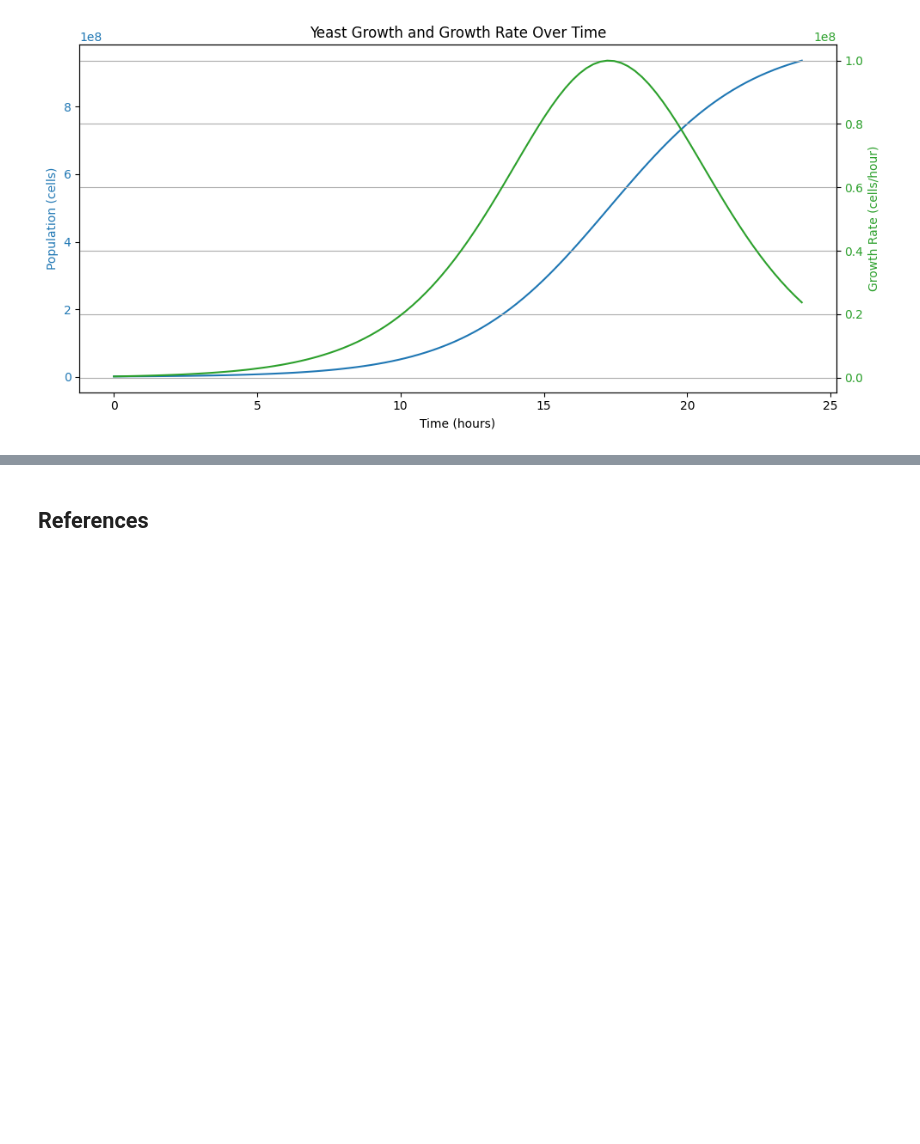
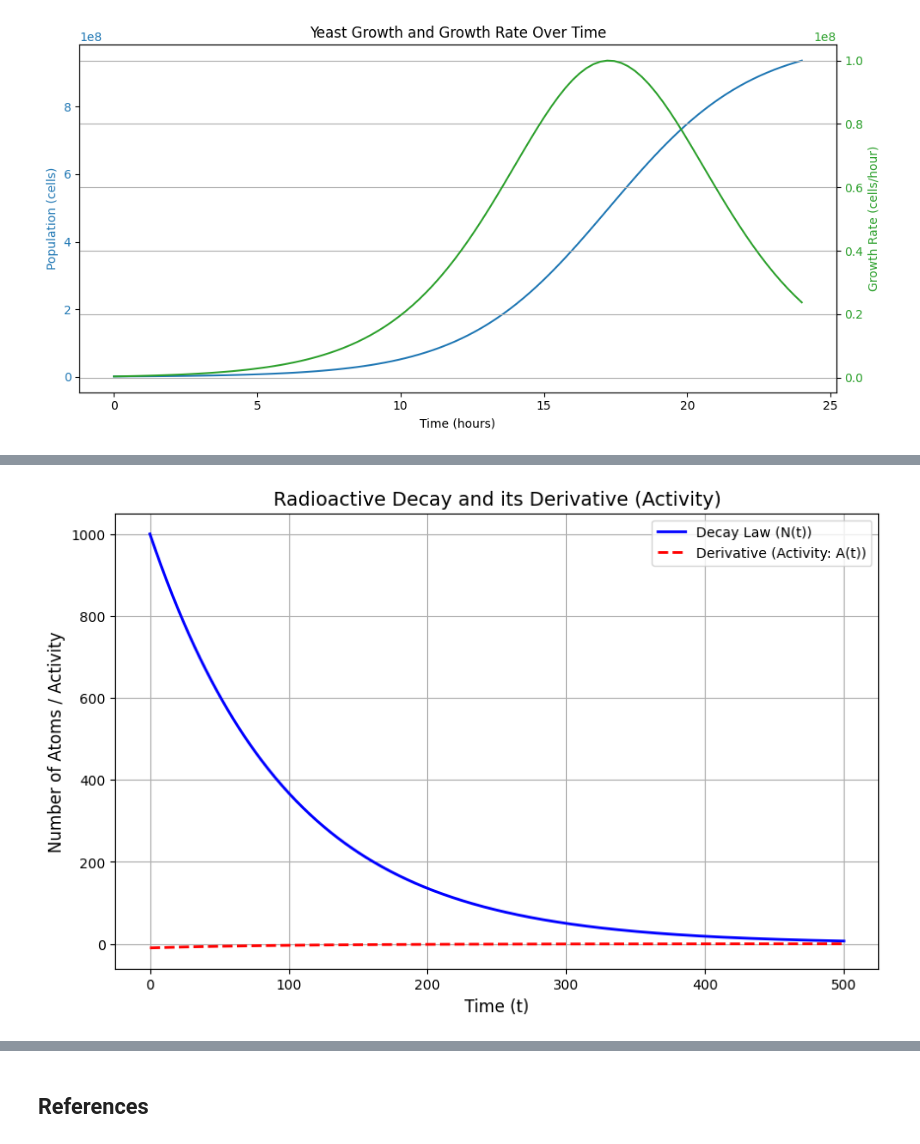
Before and after one commit to dbremont/algorithms, a Jupyter notebook: cm/differential.ipynb, the cells around one changed output, grey strips where cells are left out. Saved outputs shown, nothing was run; the diff lists cells and outputs as text; code cells hidden in the pictures; blank space fills up the shorter version.

```diff
--- a/cm/differential.ipynb
+++ b/cm/differential.ipynb
@@ -131,0 +216,27 @@ plt.show()
+# %%
+import numpy as np
+import matplotlib.pyplot as plt
+
+# Parameters
+N0 = 1000  # initial number of atoms
+lambda_ = 0.01  # decay constant
+time = np.linspace(0, 500, 500)  # time range
+
+# Exponential decay function
+N_t = N0 * np.exp(-lambda_ * time)
+
+# Derivative of the decay function (rate of decay / activity)
+dN_t = -lambda_ * N_t
+
+# Plotting the decay function and its derivative
+plt.figure(figsize=(10, 6))
+plt.plot(time, N_t, label='Decay Law (N(t))', color='b', linewidth=2)
+plt.plot(time, dN_t, label="Derivative (Activity: A(t))", color='r', linestyle='--', linewidth=2)
+plt.title("Radioactive Decay and its Derivative (Activity)", fontsize=14)
+plt.xlabel("Time (t)", fontsize=12)
+plt.ylabel("Number of Atoms / Activity", fontsize=12)
+plt.legend()
+plt.grid(True)
+plt.show()
+# %% [output]
+[figure, added]
```
Also changed, not shown: parts of 14 cells of this notebook.
